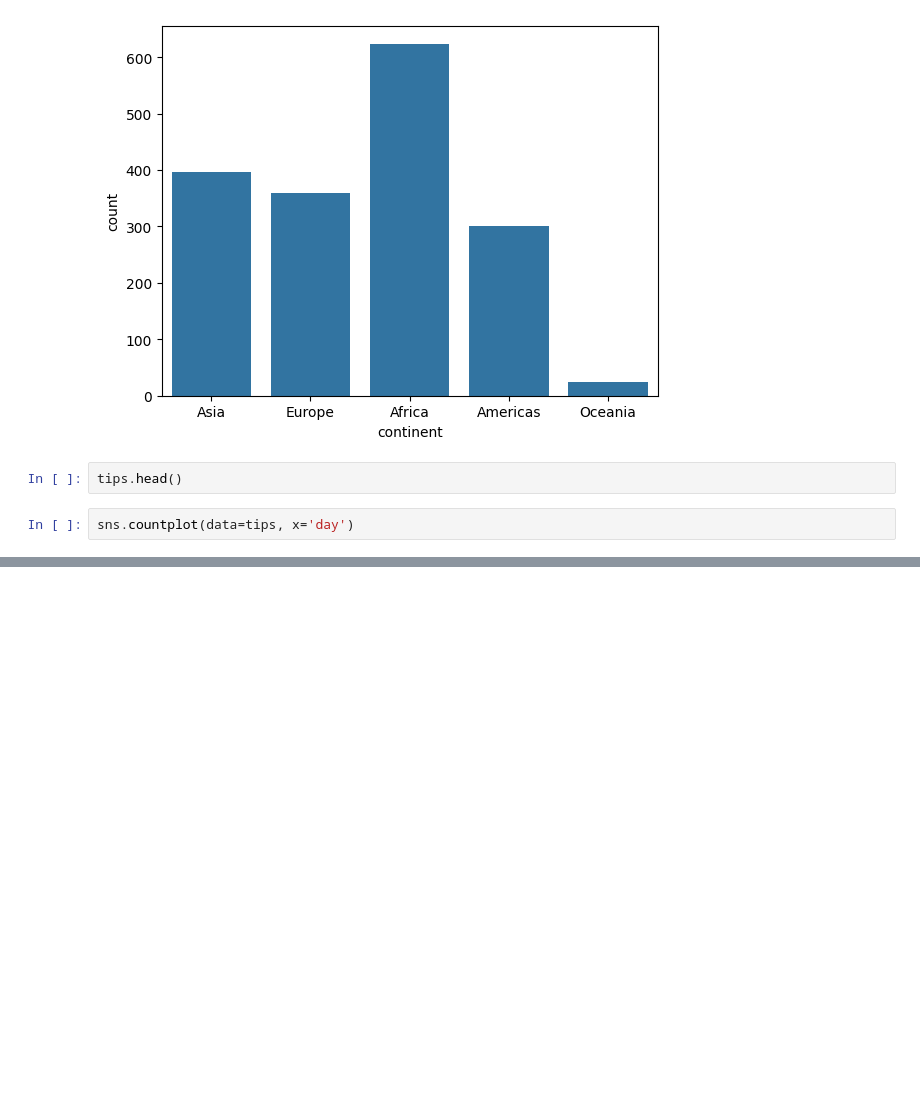
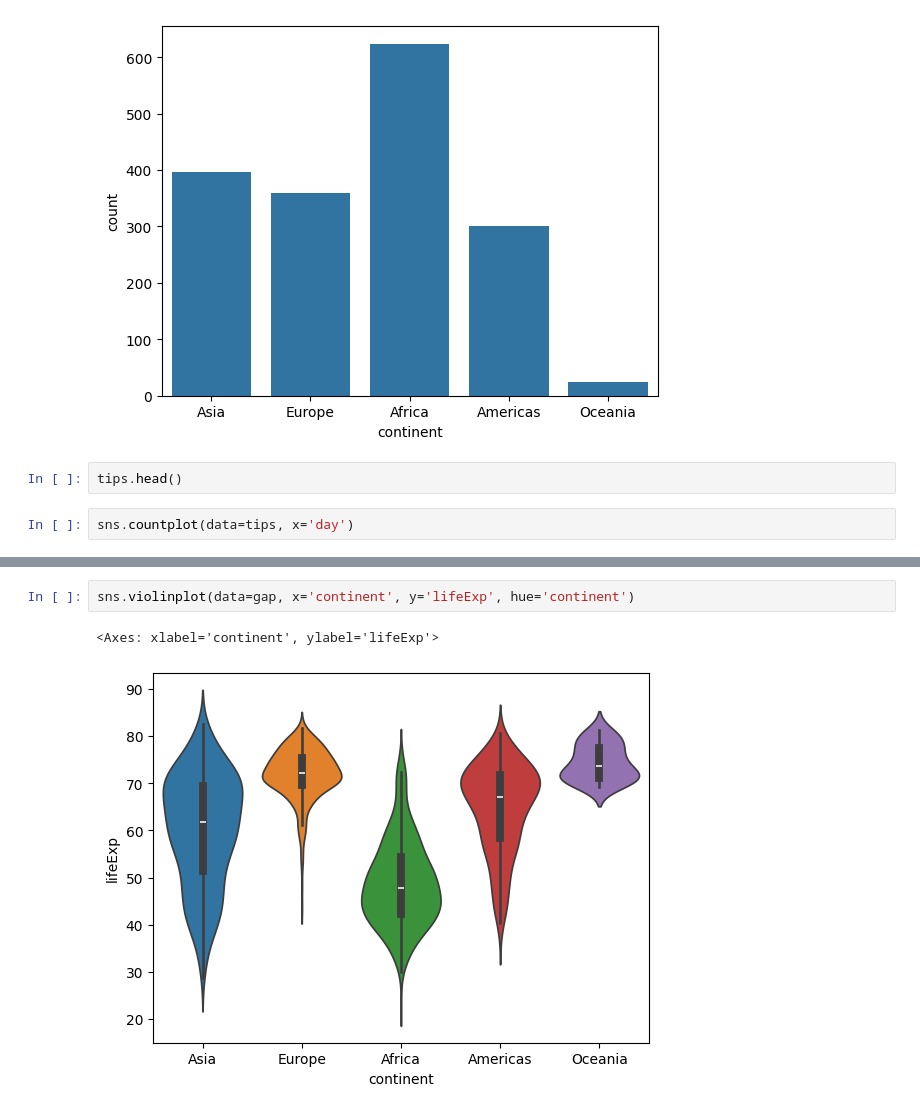
Before and after one commit to ashuwebdevloper/GEN-AI, a Jupyter notebook: Seaborn/starting.ipynb, the cells around one changed output, grey strips where cells are left out. Cells and saved outputs as stored; diff of their text form; blank space fills up the shorter version.

```diff
--- a/Seaborn/starting.ipynb
+++ b/Seaborn/starting.ipynb
@@ -415,0 +423,5 @@ sns.countplot(data=tips, x='day')
+# %%
+sns.violinplot(data=gap, x='continent', y='lifeExp', hue='continent')
+# %% [output]
+<Axes: xlabel='continent', ylabel='lifeExp'>
+[figure, added]
```
Also changed, not shown: parts of 3 cells of this notebook.
